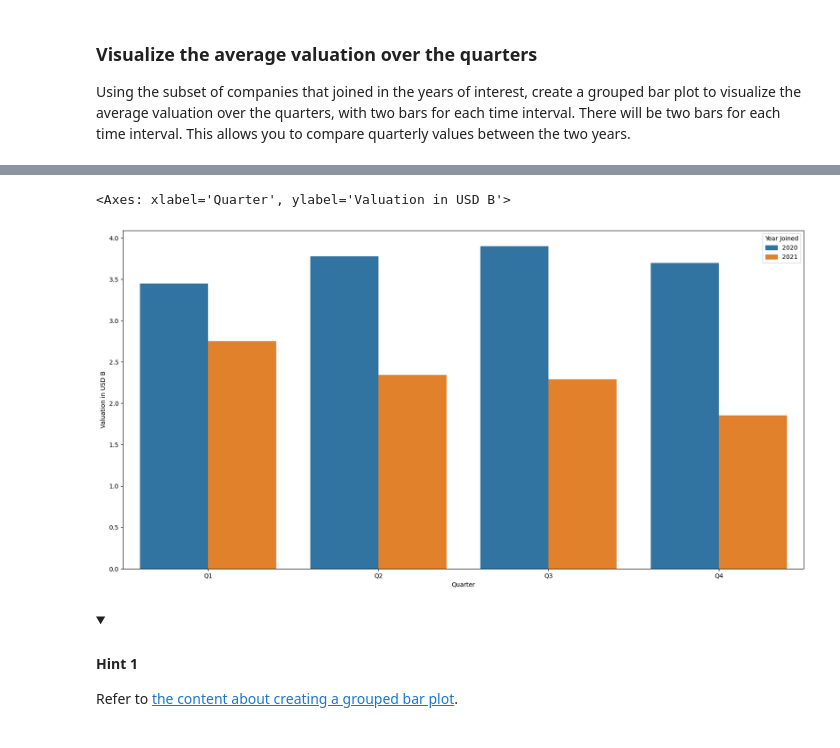
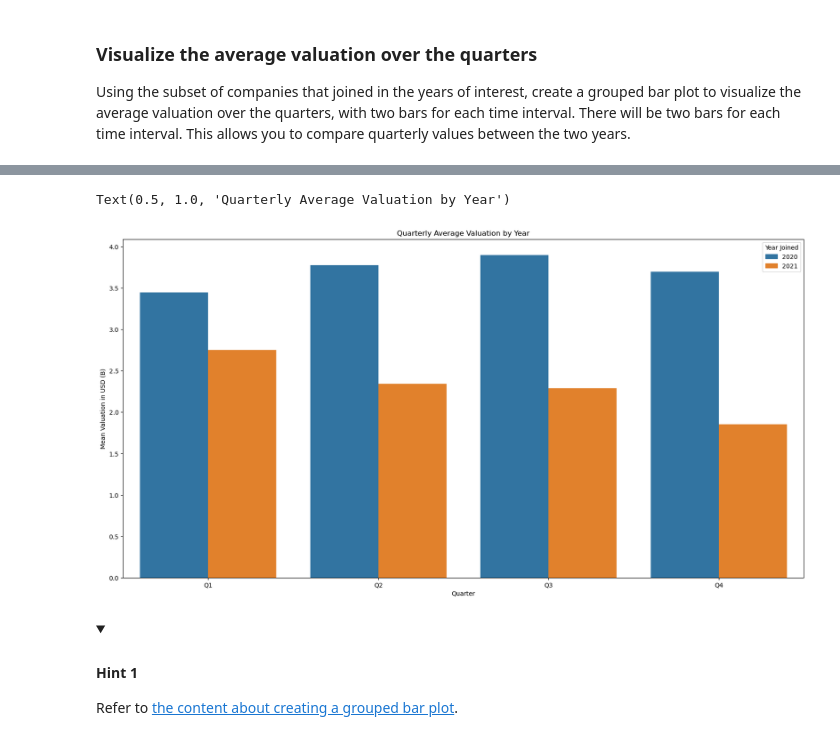
Before and after one commit to ngudat/Google_Adv_DA, a Jupyter notebook: Course_3_Activity/Activity_Structure your data-Copy1.ipynb, the cells around one changed output, grey strips where cells are left out. Saved outputs shown, nothing was run; the diff lists cells and outputs as text; code cells hidden in the pictures; folded sections open.

```diff
--- a/Course_3_Activity/Activity_Structure your data-Copy1.ipynb
+++ b/Course_3_Activity/Activity_Structure your data-Copy1.ipynb
@@ -1131,38 +1203,37 @@ mean_val['Year Joined'] = mean_val['Date Joined'].str.slice(stop=4)
 
 plt.figure(figsize=(20,10))
 
 
 # Create a grouped bar plot.
 sns.barplot(data = mean_val, x = 'Quarter',
             y = 'Valuation in USD B', hue = 'Year Joined')
 
 
 
 
 # Set the x-axis label.
 
 ### YOUR CODE HERE ###
 
 
 
 # Set the y-axis label.
-
-### YOUR CODE HERE ###
+plt.ylabel('Mean Valuation in USD (B)')
 
 
 
 # Set the title.
 
-### YOUR CODE HERE ###
+plt.title('Quarterly Average Valuation by Year')
 
 
 
 # Display the plot.
 
 ### YOUR CODE HERE ###
 # %% [output]
-<Axes: xlabel='Quarter', ylabel='Valuation in USD B'>
+Text(0.5, 1.0, 'Quarterly Average Valuation by Year')
-[figure, old version]
+[figure, new version]
 # %% [markdown]
 <details>
   <summary><h4><strong>Hint 1</strong></h4></summary>
```
Also changed, not shown: parts of 31 cells of this notebook.
